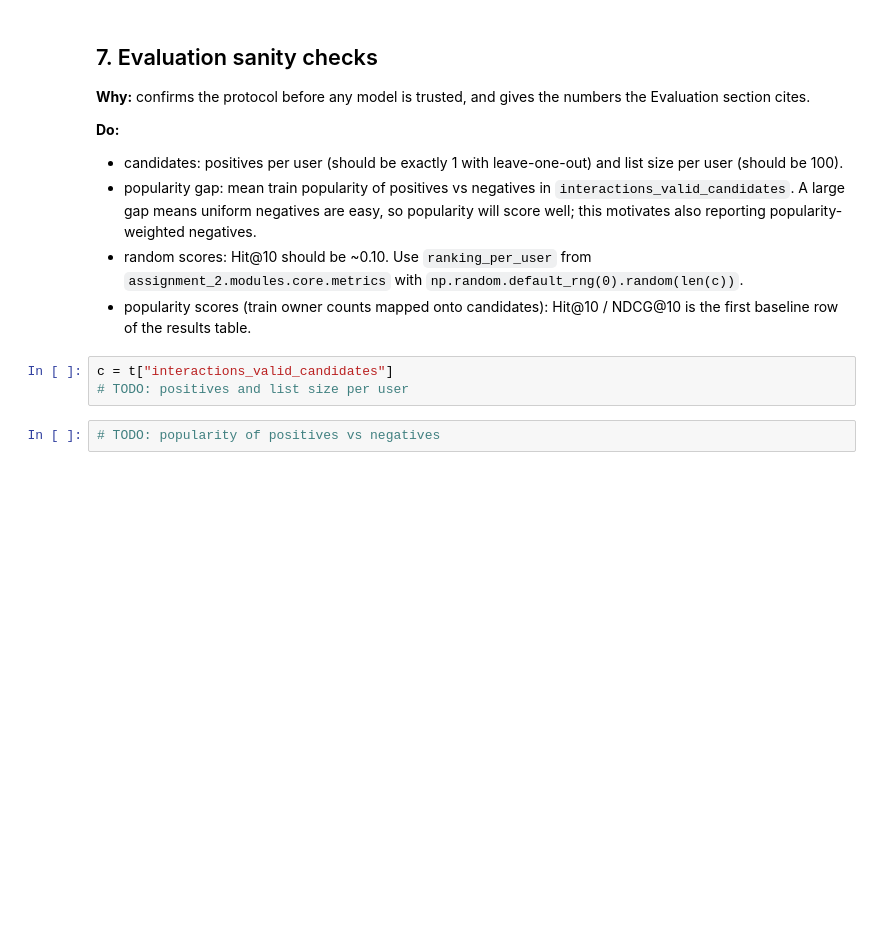
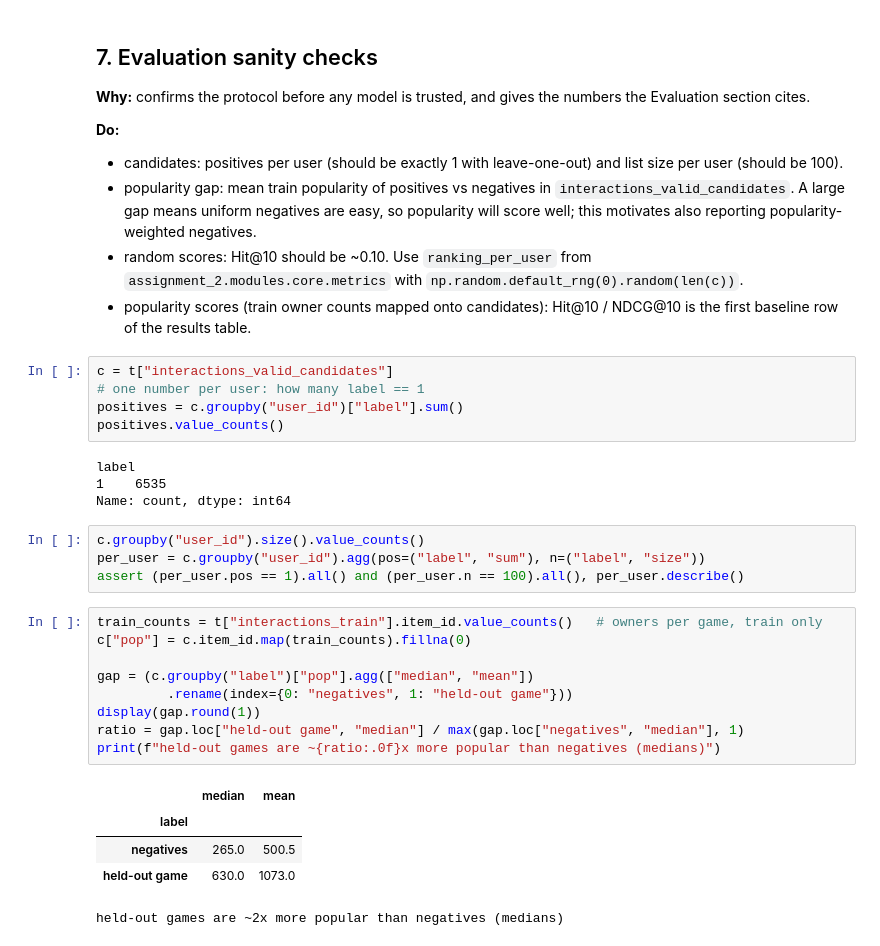
Before and after one commit to kberesfo/cse-258-assignment-2, a Jupyter notebook: notebooks/eda.ipynb, the cells around one changed output. Drawn from its saved outputs; the diff is of its cells as text; blank space fills up the shorter version.

Commit message:
update for popularity based holdouts, finishing eda. workbook WIP

```diff
--- a/notebooks/eda.ipynb
+++ b/notebooks/eda.ipynb
@@ -471,7 +472,30 @@ Evaluation section cites.
   the first baseline row of the results table.
 # %%
 c = t["interactions_valid_candidates"]
-# TODO: positives and list size per user
+# one number per user: how many label == 1
+positives = c.groupby("user_id")["label"].sum()
+positives.value_counts()
+# %% [output]
+label
+1    6535
+Name: count, dtype: int64
+# %%
+c.groupby("user_id").size().value_counts()
+per_user = c.groupby("user_id").agg(pos=("label", "sum"), n=("label", "size"))
+assert (per_user.pos == 1).all() and (per_user.n == 100).all(), per_user.describe()
 # %%
-# TODO: popularity of positives vs negatives
+train_counts = t["interactions_train"].item_id.value_counts()   # owners per game, train only
+c["pop"] = c.item_id.map(train_counts).fillna(0)
+
+gap = (c.groupby("label")["pop"].agg(["median", "mean"])
+         .rename(index={0: "negatives", 1: "held-out game"}))
+display(gap.round(1))
+ratio = gap.loc["held-out game", "median"] / max(gap.loc["negatives", "median"], 1)
+print(f"held-out games are ~{ratio:.0f}x more popular than negatives (medians)")
+# %% [output]
+|  | median | mean |
+| label |  |  |
+| negatives | 265.0 | 500.5 |
+| held-out game | 630.0 | 1073.0 |
+held-out games are ~2x more popular than negatives (medians)
 # %%
```
Also changed, not shown: parts of 3 cells of this notebook, 3 other files.
